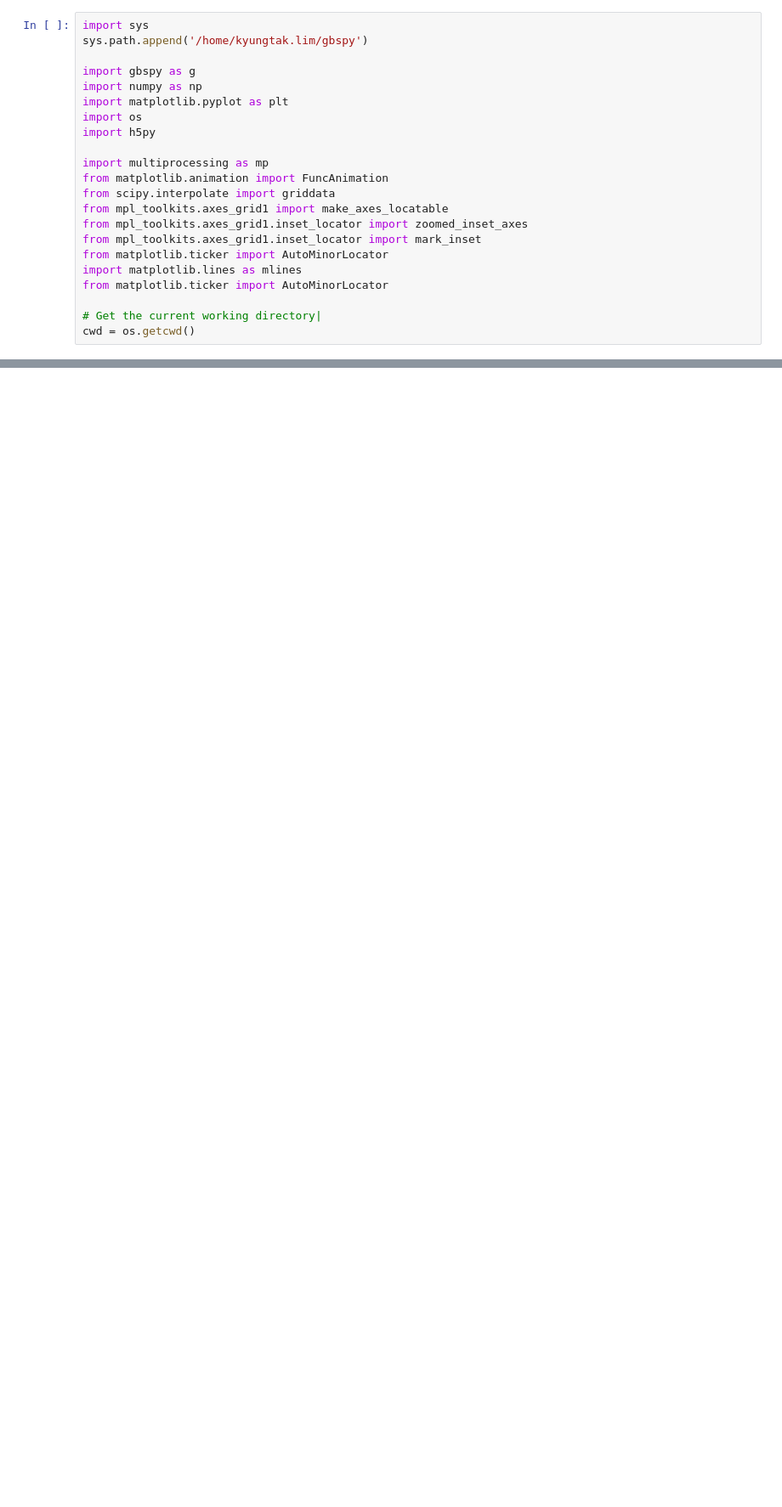
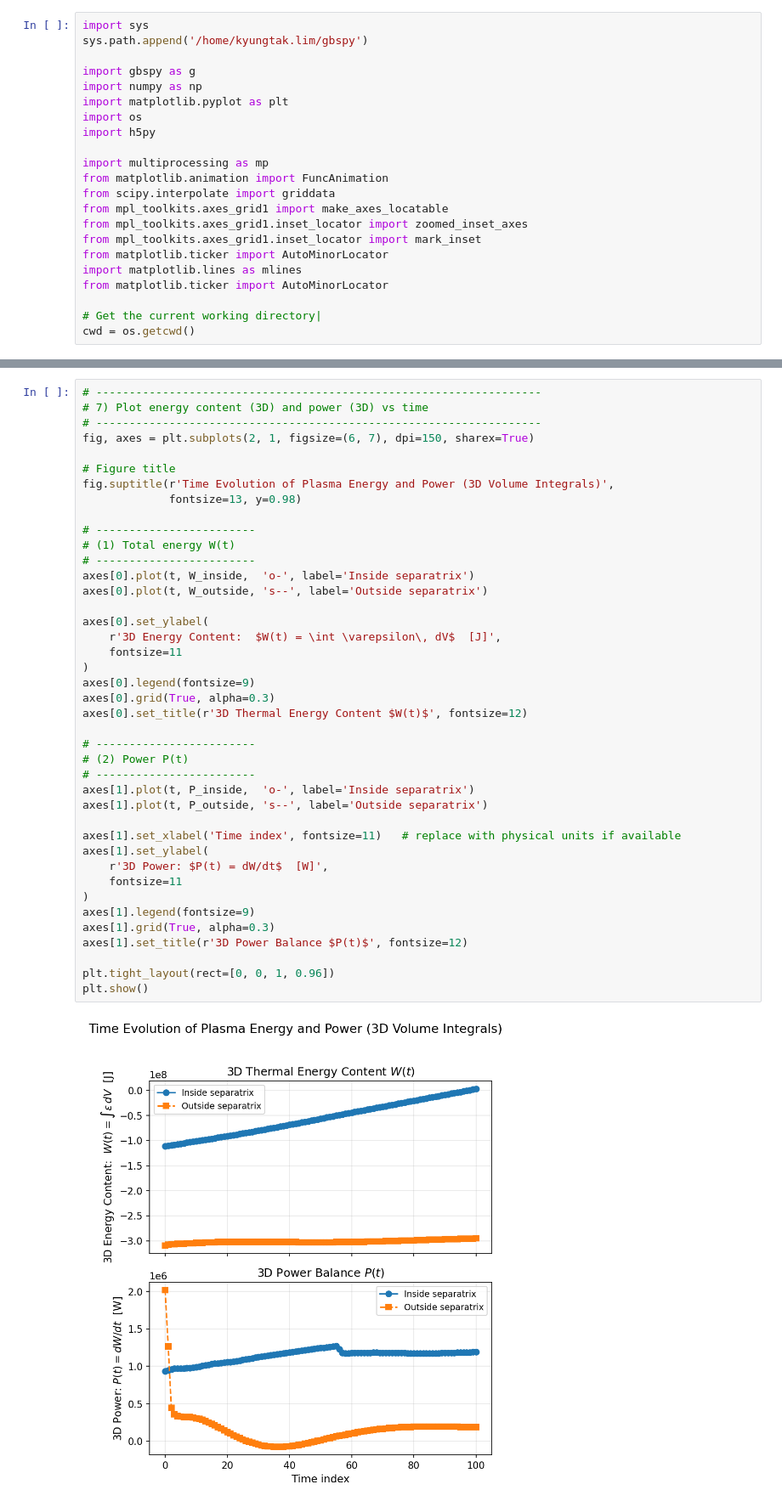
Before and after one commit to kyungtak/Jupyter_GBS, a Jupyter notebook: ML_validation/Density_conservation.ipynb, the cells around one changed output, grey strips where cells are left out. Shown: that part at 85% size. Drawn from its saved outputs; the diff is of its cells as text; blank space fills up the shorter version.

```diff
--- a/ML_validation/Density_conservation.ipynb
+++ b/ML_validation/Density_conservation.ipynb
@@ -299,0 +494,43 @@ psi_sep  = 115365.98119056014
+# %%
+# -------------------------------------------------------------------
+# 7) Plot energy content (3D) and power (3D) vs time
+# -------------------------------------------------------------------
+fig, axes = plt.subplots(2, 1, figsize=(6, 7), dpi=150, sharex=True)
+
+# Figure title
+fig.suptitle(r'Time Evolution of Plasma Energy and Power (3D Volume Integrals)',
+             fontsize=13, y=0.98)
+
+# ------------------------
+# (1) Total energy W(t)
+# ------------------------
+axes[0].plot(t, W_inside,  'o-', label='Inside separatrix')
+axes[0].plot(t, W_outside, 's--', label='Outside separatrix')
+
+axes[0].set_ylabel(
+    r'3D Energy Content:  $W(t) = \int \varepsilon\, dV$  [J]',
+    fontsize=11
+)
+axes[0].legend(fontsize=9)
+axes[0].grid(True, alpha=0.3)
+axes[0].set_title(r'3D Thermal Energy Content $W(t)$', fontsize=12)
+
+# ------------------------
+# (2) Power P(t)
+# ------------------------
+axes[1].plot(t, P_inside,  'o-', label='Inside separatrix')
+axes[1].plot(t, P_outside, 's--', label='Outside separatrix')
+
+axes[1].set_xlabel('Time index', fontsize=11)   # replace with physical units if available
+axes[1].set_ylabel(
+    r'3D Power: $P(t) = dW/dt$  [W]',
+    fontsize=11
+)
+axes[1].legend(fontsize=9)
+axes[1].grid(True, alpha=0.3)
+axes[1].set_title(r'3D Power Balance $P(t)$', fontsize=12)
+
+plt.tight_layout(rect=[0, 0, 1, 0.96])
+plt.show()
+# %% [output]
+[figure, added]
```
Also changed, not shown: parts of 10 cells of this notebook.
